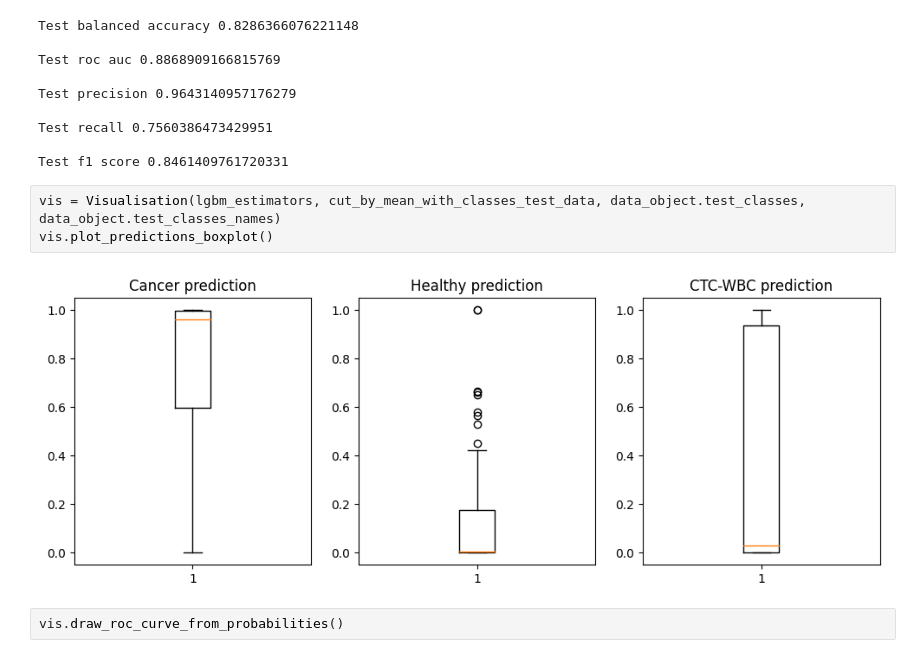
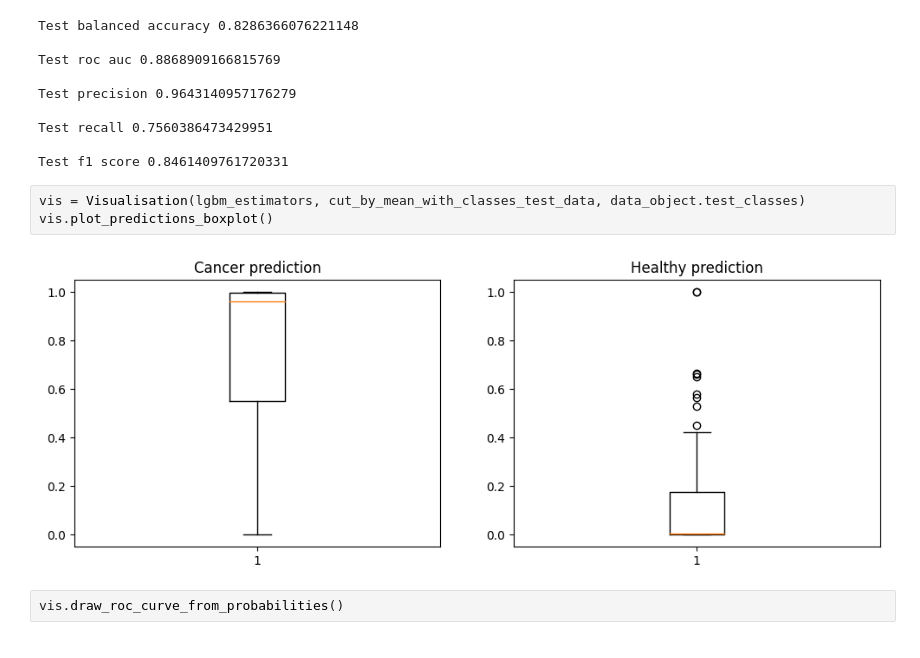
Before and after one commit to melehean/CTC-Detection, a Jupyter notebook: additional_test.ipynb, the cells around one changed output. Saved outputs shown, nothing was run; the diff lists cells and outputs as text.

```diff
--- a/additional_test_set.ipynb
+++ b/additional_test.ipynb
@@ -161,10 +225,10 @@ Test recall 0.7560386473429951
 
 Test f1 score 0.8461409761720331
 # %%
-vis = Visualisation(lgbm_estimators, cut_by_mean_with_classes_test_data, data_object.test_classes, data_object.test_classes_names)
+vis = Visualisation(lgbm_estimators, cut_by_mean_with_classes_test_data, data_object.test_classes)
 vis.plot_predictions_boxplot()
 # %% [output]
-[figure, old version]
+[figure, new version]
 # %%
 vis.draw_roc_curve_from_probabilities()
 # %% [output]
```
Also changed, not shown: parts of 35 cells of this notebook, 10 other files.
